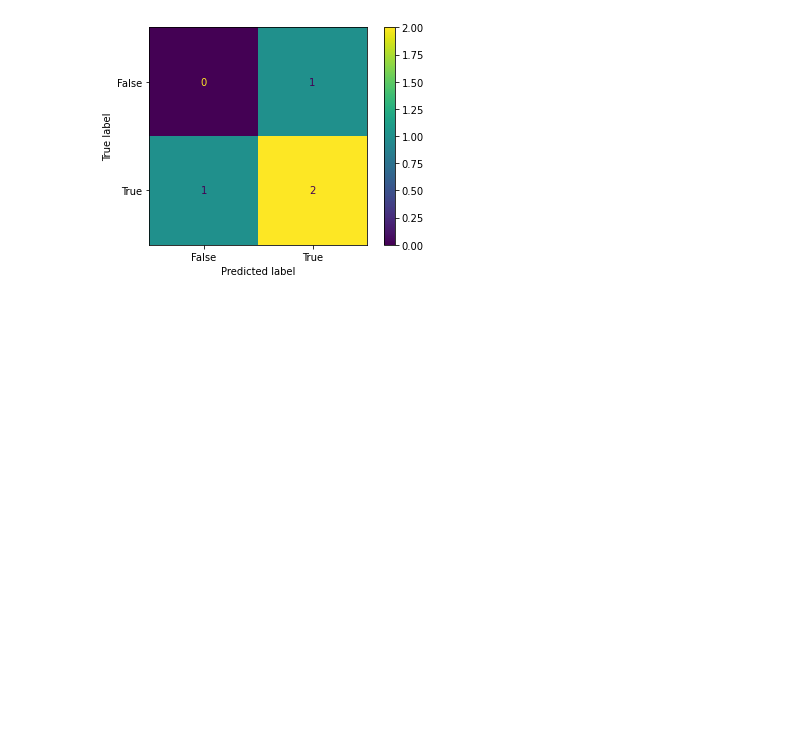
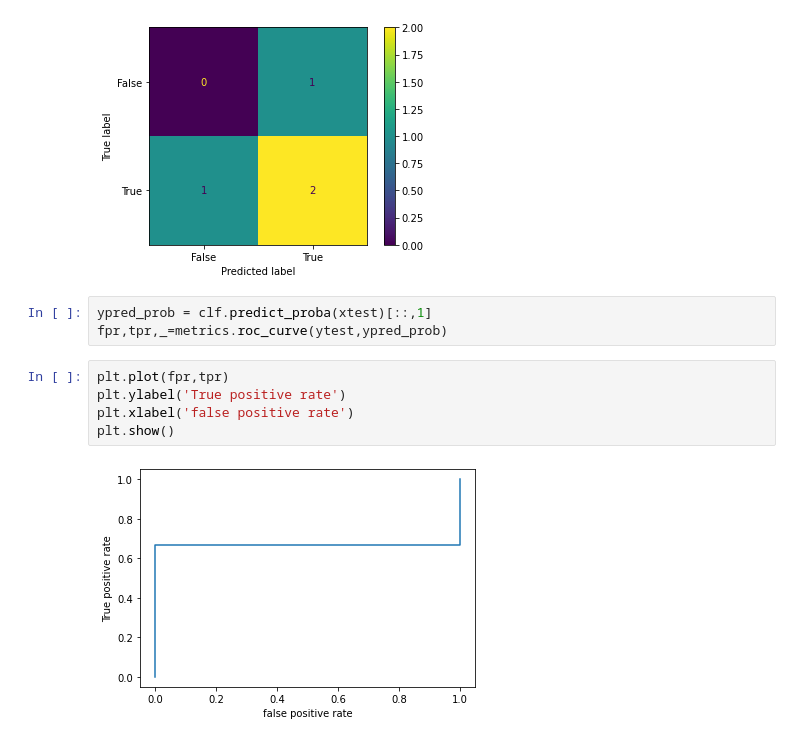
Before and after one commit to Spap123/DIG-Classes, a Jupyter notebook: 25th June Batch/Class 25.03.2023 - Classification Model Evaluation.ipynb, the cells around one changed output. Saved outputs shown, nothing was run; the diff lists cells and outputs as text; blank space fills up the shorter version.

```diff
--- a/25th June Batch/Class 25.03.2023 - Classification Model Evaluation.ipynb
+++ b/25th June Batch/Class 25.03.2023 - Classification Model Evaluation.ipynb
@@ -185,3 +185,13 @@ cm_display.plot()
 plt.show()
 # %% [output]
 [figure]
+# %%
+ypred_prob = clf.predict_proba(xtest)[::,1]
+fpr,tpr,_=metrics.roc_curve(ytest,ypred_prob)
+# %%
+plt.plot(fpr,tpr)
+plt.ylabel('True positive rate')
+plt.xlabel('false positive rate')
+plt.show()
+# %% [output]
+[figure, added]
```
Also changed, not shown: parts of 1 cell of this notebook, 1 other file.
